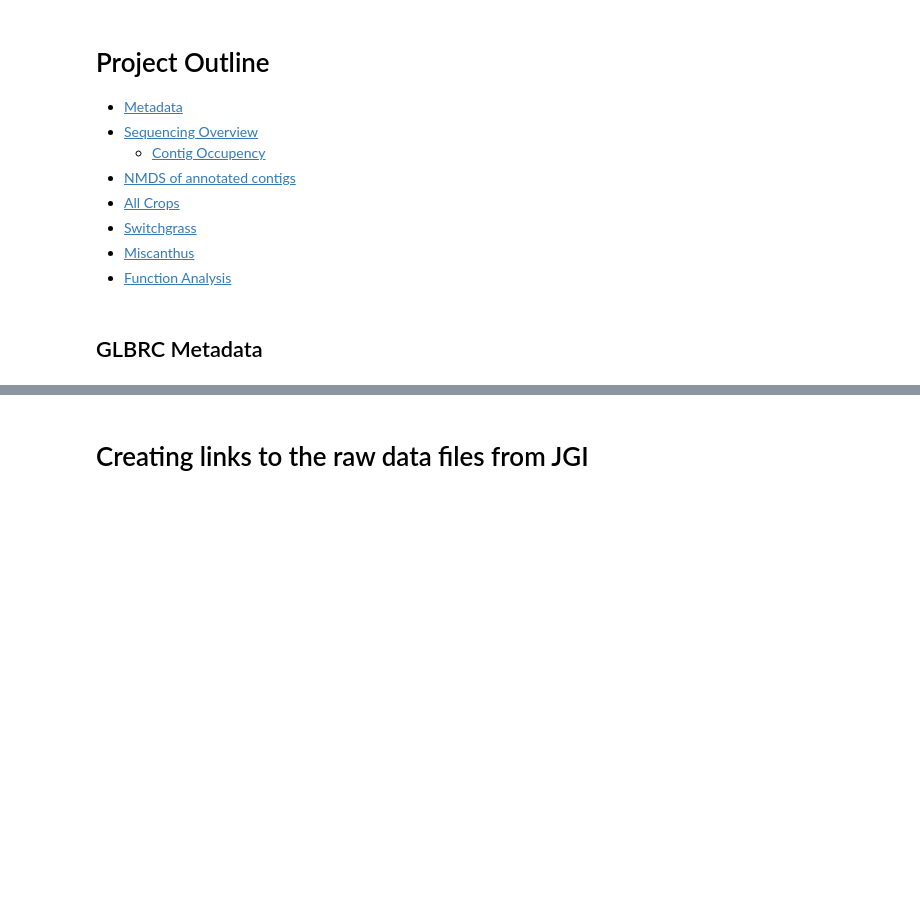
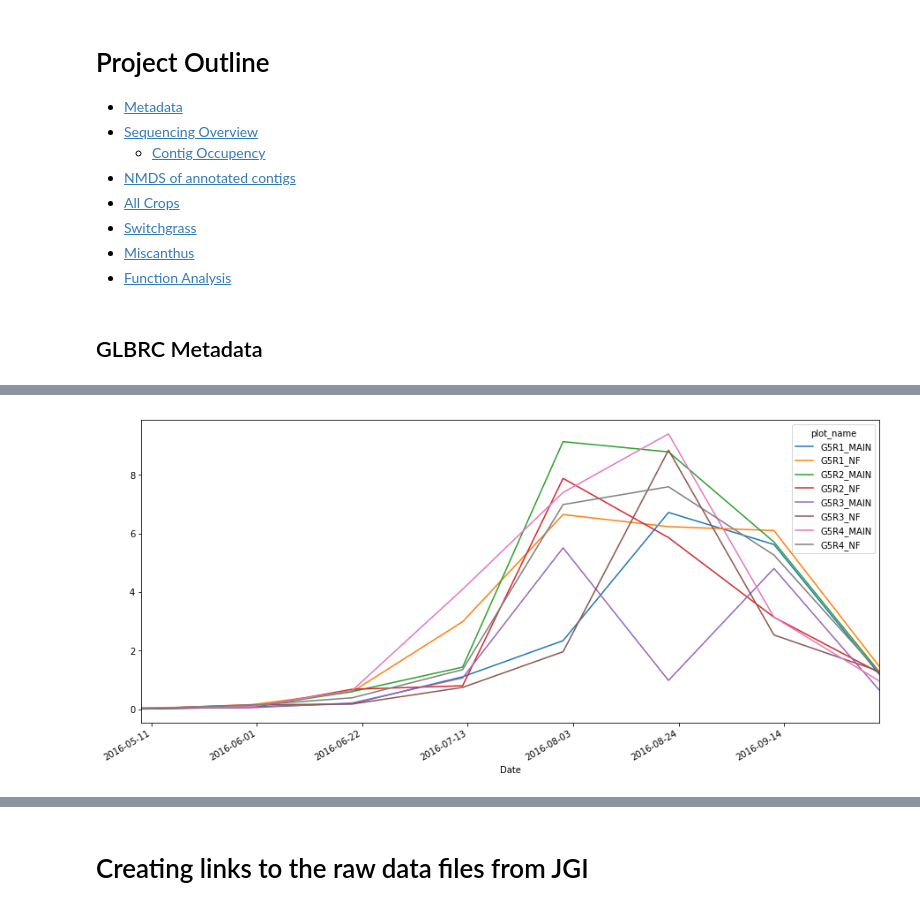
Before and after one commit to skDooley/GLBRC, a Jupyter notebook: 2016_WGS_DataPrep.ipynb, the cells around one changed output, grey strips where cells are left out. Saved outputs shown, nothing was run; the diff lists cells and outputs as text; code cells hidden in the pictures; blank space fills up the shorter version.

```diff
--- a/2016_WGS_DataPrep.ipynb
+++ b/2016_WGS_DataPrep.ipynb
@@ -35,11 +68,12 @@ def scolor(i,n,pickColor):
 # %%
-metadata = read_csv("metadata/GLBRC_MetaG_Metadata.tsv",sep='\t')
-metadata.set_index("nucleic_acid_name",inplace=True)
-metadata.drop(["source","sampling ID","sequencing_type","height_mean_cm","air_temp_c","rep","Sampling Time"],axis=1,inplace=True)
+# For metaG
+metadataG = read_csv("metadata/GLBRC_MetaG_Metadata.tsv",sep='\t')
+metadataG.set_index("nucleic_acid_name",inplace=True)
+metadataG.drop(["source","sampling ID","sequencing_type","height_mean_cm","air_temp_c","rep","Sampling Time"],axis=1,inplace=True)
 
-for id in metadata.index: metadata.loc[id,"type"] = metadata[metadata.index == id].plot_name[0][0:2]
-metadata['Date'] = to_datetime(metadata.sampling_date)
-metadata=metadata.sort_values(by=["type","Date","treatment","plot_name"])
-# metadata['JGI_File'] = metadata.index
-metadata.head()
+for id in metadataG.index: metadataG.loc[id,"type"] = metadataG[metadataG.index == id].plot_name[0][0:2]
+metadataG['Date'] = to_datetime(metadataG.sampling_date)
+metadataG=metadataG.sort_values(by=["type","Date","treatment","plot_name"])
+print(metadataG.shape)
+metadataG.head()
 # %% [output]
@@ -52,0 +96,7 @@ metadata.head()
+# %%
+metaG_Reads = read_csv("mapping/metaG/multiqc_data/multiqc_bowtie2.txt",sep="\t")
+for id in metaG_Reads.index: metaG_Reads.at[id,"Sample"] = metaG_Reads.at[id,"Sample"].replace(".fungal.stat","")
+metaG_Reads.set_index("Sample",inplace=True)
+
+metadataG = merge(metadataG,metaG_Reads,left_index=True,right_index=True)
+metadataG.sort_values("Date",inplace=True)
@@ -52,0 +125,7 @@ metadata.head()
+# %%
+fig, ax = plt.subplots(figsize=(15,7))
+G5Data = metadataG[metadataG['type'] == 'G5']
+# G5Data.groupby(['Date','plot_name']).sum()[['aligned','total_reads']].unstack().plot(ax=ax);
+G5Data.groupby(['Date','plot_name']).sum()['paligned'].unstack().plot(ax=ax);
+# %% [output]
+[figure, added]
```
Also changed, not shown: parts of 41 cells of this notebook, 1 other file.
